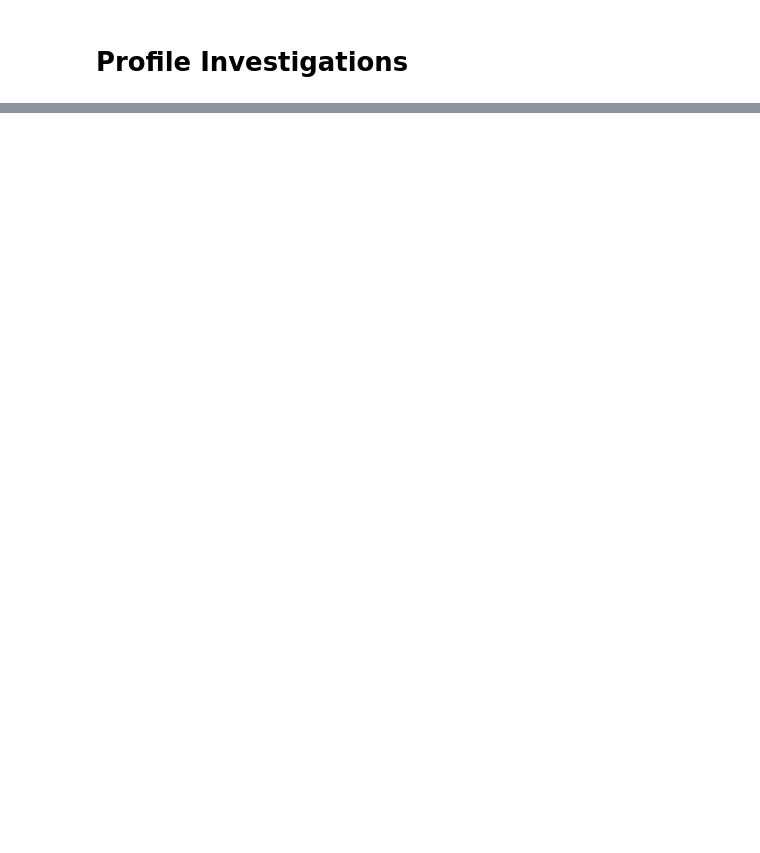
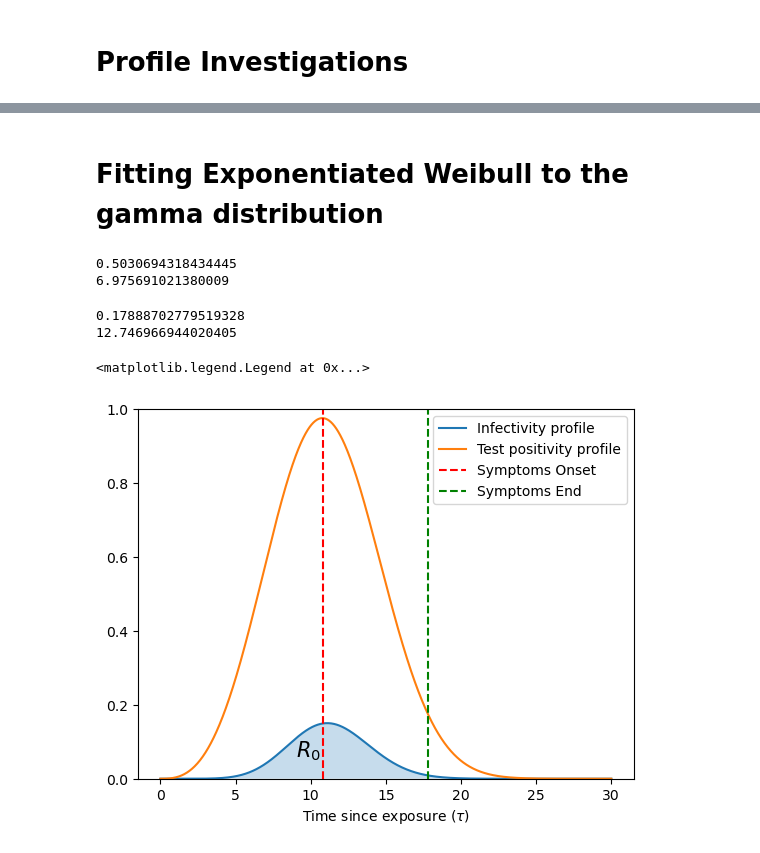
Before and after one commit to joebrooks6330/individual_stoch_sim, a Jupyter notebook: Profile_investigation.ipynb, the cells around one changed output, grey strips where cells are left out. Drawn from its saved outputs; the diff is of its cells as text; code cells hidden in the pictures; blank space fills up the shorter version.

```diff
--- a/Profile_investigation.ipynb
+++ b/Profile_investigation.ipynb
@@ -33,0 +80,2 @@ plt.legend()
+# %% [markdown]
+# Fitting Exponentiated Weibull to the gamma distribution
@@ -33,0 +86,32 @@ plt.legend()
+# %%
+weib_params_inf = [2.5573538434277925, 2.9506811454264685, -10.822291419176842, 9.946517003145942]
+weib_params_test = [2.5573538434277925/2, 2.9506811454264685, -10.822291419176842, 9.946517003145942*1.15]
+# %%
+print(exponweib.mean(weib_params_inf[0], weib_params_inf[1], weib_params_inf[2],  weib_params_inf[3]))
+print(exponweib.var(weib_params_inf[0], weib_params_inf[1], weib_params_inf[2],  weib_params_inf[3]))
+# %% [output]
+0.5030694318434445
+6.975691021380009
+# %%
+print(exponweib.mean(weib_params_test[0], weib_params_test[1], weib_params_test[2],  weib_params_test[3]))
+print(exponweib.var(weib_params_test[0], weib_params_test[1], weib_params_test[2],  weib_params_test[3]))
+# %% [output]
+0.17888702779519328
+12.746966944020405
+# %%
+x = np.linspace(0,30,1001)
+y3 = [exponweib.pdf(i,weib_params_inf[0], weib_params_inf[1], 0*weib_params_inf[2],  weib_params_inf[3]) for i in x]
+y4 = [9*exponweib.pdf(i,weib_params_test[0], weib_params_test[1], 0*weib_params_test[2],  weib_params_test[3]) for i in x]
+
+plt.plot(x,y3,label = "Infectivity profile")
+plt.plot(x,y4, label = "Test positivity profile")
+plt.fill_between(x,y3,alpha = 0.25)
+plt.vlines(-weib_params_test[2],0,1,linestyle = "--", color = "r",label = "Symptoms Onset")
+plt.vlines(-weib_params_test[2]+7,0,1,linestyle = "--", color = "g",label = "Symptoms End")
+plt.ylim(0,1)
+plt.xlabel("Time since exposure ("+ r'$\tau$' + ")")
+plt.text(9,0.06,r'$R_0$',fontsize = 15)
+plt.legend()
+# %% [output]
+<matplotlib.legend.Legend at 0x...>
+[figure, added]
```
Also changed, not shown: parts of 8 cells of this notebook.
